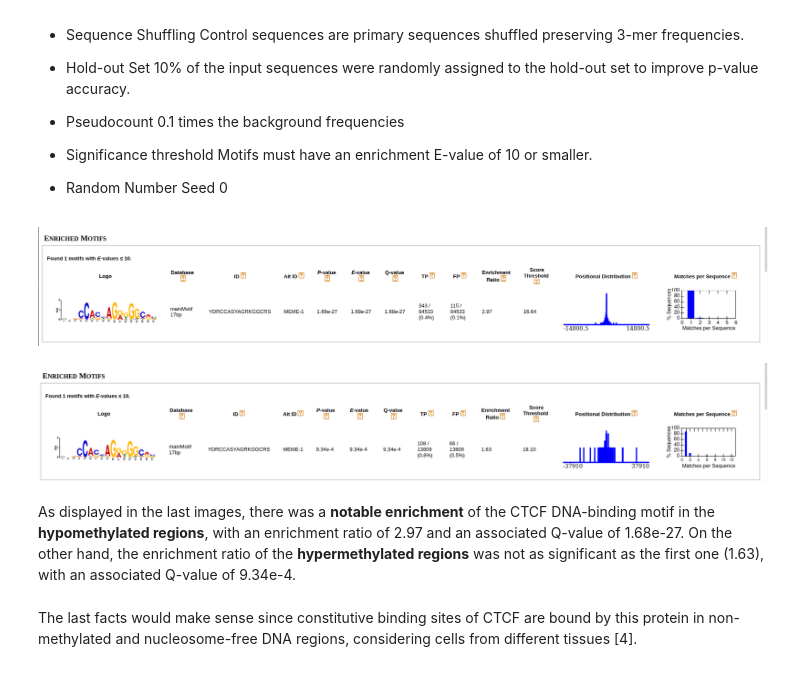
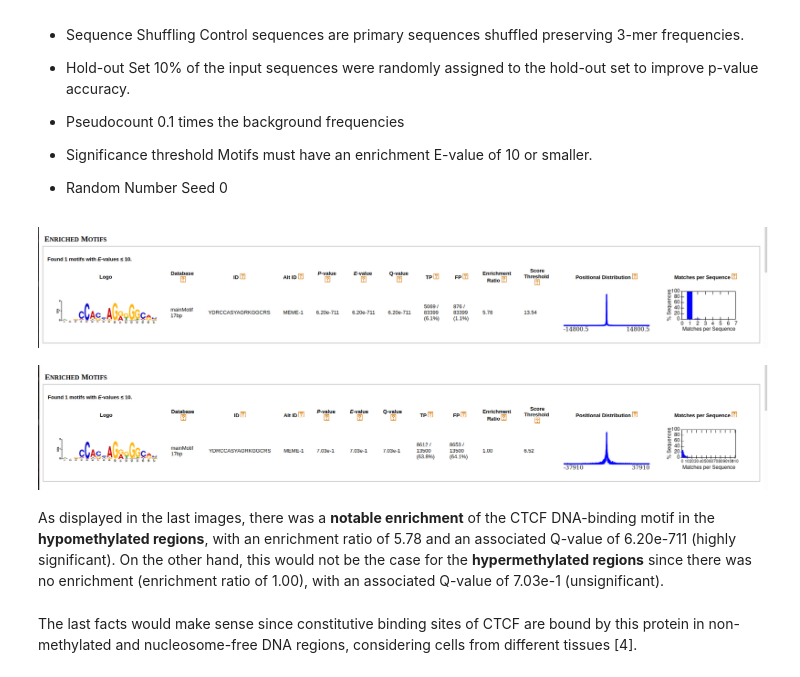
Before and after one commit to igarcia17/CTCFepigenomics, a Jupyter notebook: summaryBiologicalInterpretation.ipynb, the cells around one changed output. Drawn from its saved outputs; the diff is of its cells as text; code cells hidden in the pictures.

```diff
--- a/summaryBiologicalInterpretation.ipynb
+++ b/summaryBiologicalInterpretation.ipynb
@@ -260,16 +262,16 @@ Simple Enrichment analysis (SEA) was performed for the CTCF binding motif with r
 # %%
 # Hypomethilated regions
 input_folder = "Methylation"
-display.Image(f"{input_folder}/hypomethylated.png")
+display.Image(f"{input_folder}/hypomethylated_hg19.png")
 # %% [output]
-[figure, old version]
+[figure, new version]
 # %%
 # Hypermethylated regions
-display.Image(f"{input_folder}/hypermethylated.png")
+display.Image(f"{input_folder}/hypermethylated_hg19.png")
 # %% [output]
-[figure, old version]
+[figure, new version]
 # %% [markdown]
-As displayed in the last images, there was a **notable enrichment** of the CTCF DNA-binding motif in the **hypomethylated regions**, with an enrichment ratio of 2.97 and an associated Q-value of 1.68e-27. On the other hand, the enrichment ratio of the **hypermethylated regions** was not as significant as the first one (1.63), with an associated Q-value of 9.34e-4.
+As displayed in the last images, there was a **notable enrichment** of the CTCF DNA-binding motif in the **hypomethylated regions**, with an enrichment ratio of 5.78 and an associated Q-value of 6.20e-711 (highly significant). On the other hand, this would not be the case for the **hypermethylated regions** since there was no enrichment (enrichment ratio of 1.00), with an associated Q-value of 7.03e-1 (unsignificant).
 # %% [markdown]
 The last facts would make sense since constitutive binding sites of CTCF are bound by this protein in non-methylated and nucleosome-free DNA regions, considering cells from different tissues [4].
 # %%
```
Also changed, not shown: parts of 2 cells of this notebook, 1 other file.
